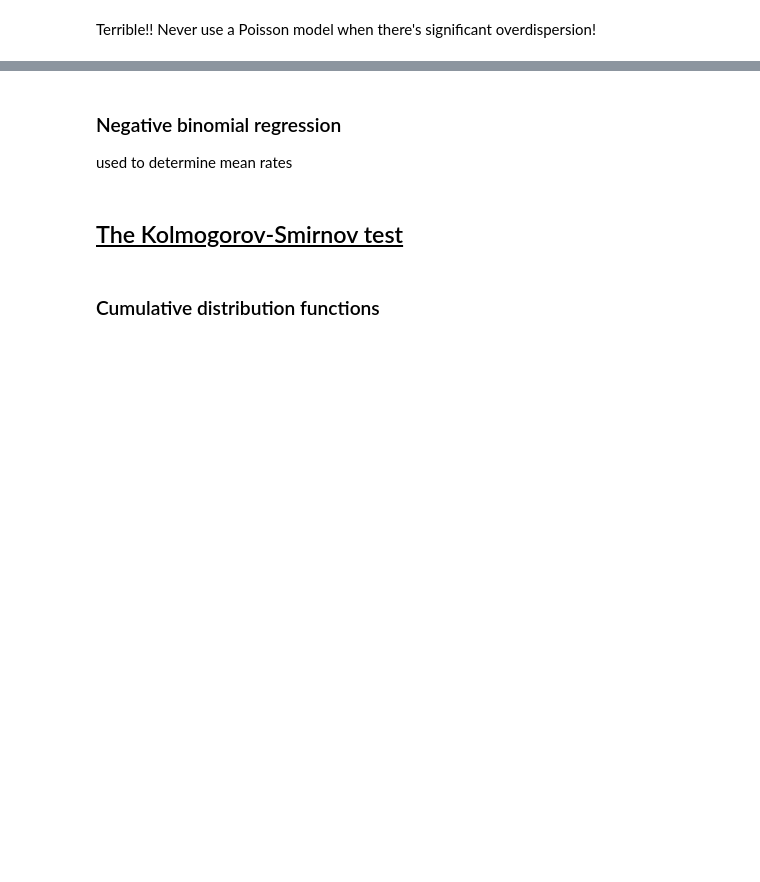
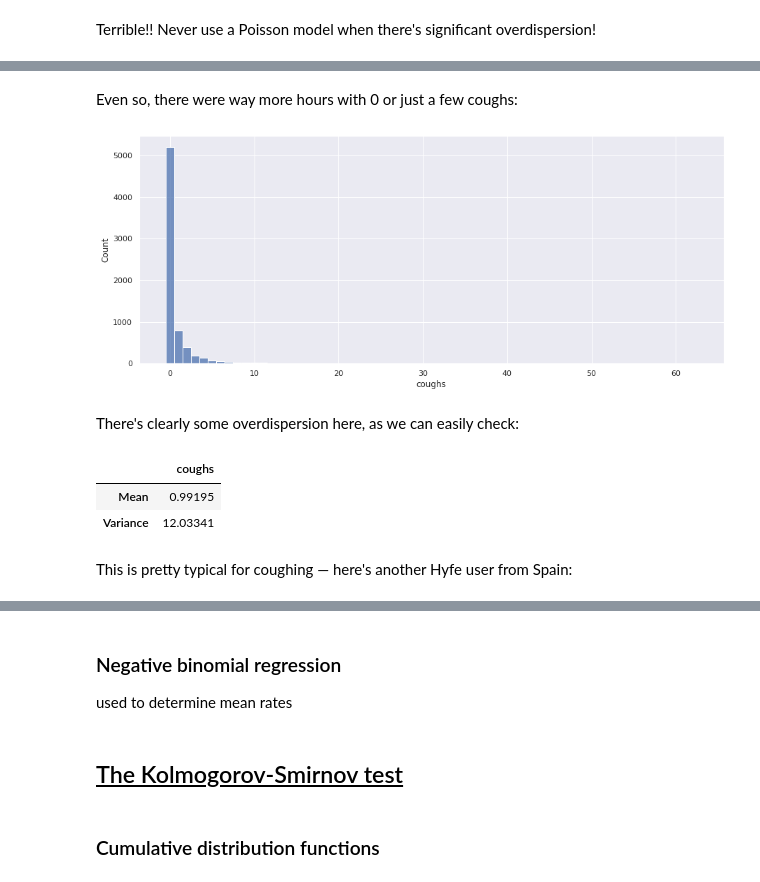
Before and after one commit to pajacobson/regression, a Jupyter notebook: twitch/count_models/Count models.ipynb, the cells around one changed output, grey strips where cells are left out. Cells and saved outputs as stored; diff of their text form; code cells hidden in the pictures; blank space fills up the shorter version.

```diff
--- a/twitch/count_models/Count models.ipynb
+++ b/twitch/count_models/Count models.ipynb
@@ -376,0 +402,16 @@ Navarra Hyfe data -- has zeroes!!
+# %% [markdown]
+Even so, there were way more hours with 0 or just a few coughs:
+# %%
+sns.histplot(data=cougher1, x="coughs", discrete=True);
+# %% [output]
+[figure, added]
+# %% [markdown]
+There's clearly some overdispersion here, as we can easily check:
+# %%
+cougher1.agg( Mean = ("coughs","mean"), Variance = ("coughs","var") )
+# %% [output]
+|  | coughs |
+| Mean | 0.99195 |
+| Variance | 12.03341 |
+# %% [markdown]
+This is pretty typical for coughing &mdash; here's another Hyfe user from Spain:
```
Also changed, not shown: parts of 33 cells of this notebook, 5 other files.
